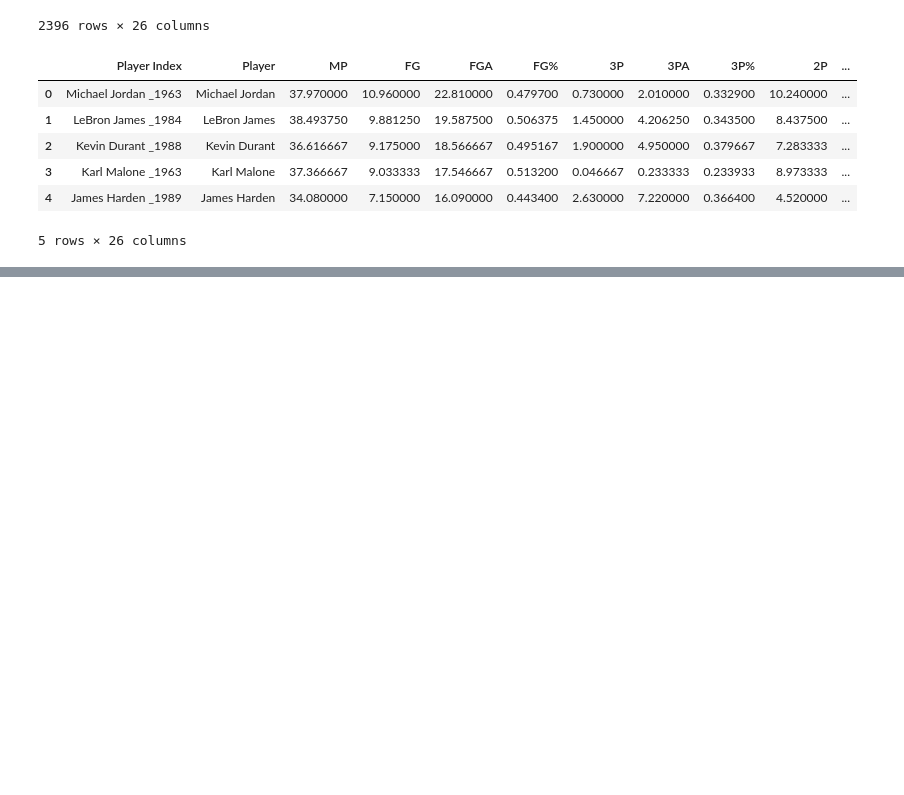
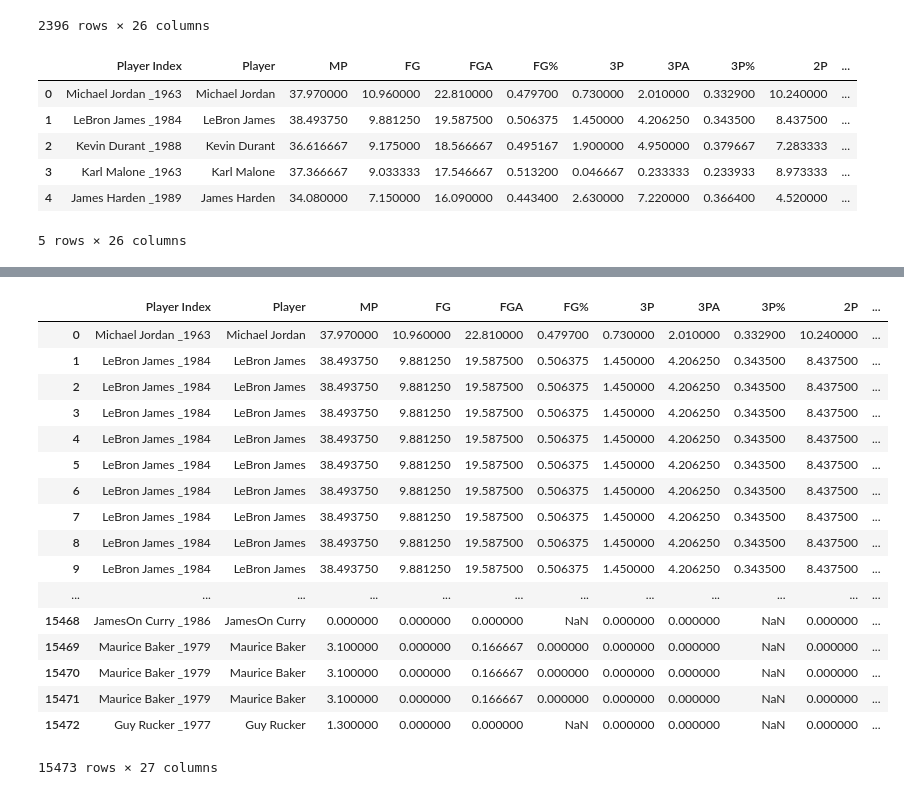
Before and after one commit to andrewfrilot/NBA_Scout, a Jupyter notebook: iPython_Notebooks/Merge.ipynb, the cells around one changed output, grey strips where cells are left out. Cells and saved outputs as stored; diff of their text form; code cells hidden in the pictures; blank space fills up the shorter version.

```diff
--- a/iPython_Notebooks/Merge.ipynb
+++ b/iPython_Notebooks/Merge.ipynb
@@ -169,0 +147,7 @@ agg_df.head()
+# %%
+#import NBA_clean
+
+NBA_df = pd.read_csv("NBA_clean.csv")
+
+
+NBA_df.columns
@@ -169,0 +160,6 @@ agg_df.head()
+# %%
+#get teams for each player
+
+player_team = NBA_df[["Player", "Tm"]]
+
+player_team.head()
@@ -169,0 +173,23 @@ agg_df.head()
+# %%
+#merge on agg_df
+
+agg_df.merge(player_team, on="Player", how= "left")
+# %% [output]
+|  | Player Index | Player | MP | FG | FGA | FG% | 3P | 3PA | 3P% | 2P | ... |
+| 0 | Michael Jordan _1963 | Michael Jordan | 37.970000 | 10.960000 | 22.810000 | 0.479700 | 0.730000 | 2.010000 | 0.332900 | 10.240000 | ... |
+| 1 | LeBron James _1984 | LeBron James | 38.493750 | 9.881250 | 19.587500 | 0.506375 | 1.450000 | 4.206250 | 0.343500 | 8.437500 | ... |
+| 2 | LeBron James _1984 | LeBron James | 38.493750 | 9.881250 | 19.587500 | 0.506375 | 1.450000 | 4.206250 | 0.343500 | 8.437500 | ... |
+| 3 | LeBron James _1984 | LeBron James | 38.493750 | 9.881250 | 19.587500 | 0.506375 | 1.450000 | 4.206250 | 0.343500 | 8.437500 | ... |
+| 4 | LeBron James _1984 | LeBron James | 38.493750 | 9.881250 | 19.587500 | 0.506375 | 1.450000 | 4.206250 | 0.343500 | 8.437500 | ... |
+| 5 | LeBron James _1984 | LeBron James | 38.493750 | 9.881250 | 19.587500 | 0.506375 | 1.450000 | 4.206250 | 0.343500 | 8.437500 | ... |
+| 6 | LeBron James _1984 | LeBron James | 38.493750 | 9.881250 | 19.587500 | 0.506375 | 1.450000 | 4.206250 | 0.343500 | 8.437500 | ... |
+| 7 | LeBron James _1984 | LeBron James | 38.493750 | 9.881250 | 19.587500 | 0.506375 | 1.450000 | 4.206250 | 0.343500 | 8.437500 | ... |
+| 8 | LeBron James _1984 | LeBron James | 38.493750 | 9.881250 | 19.587500 | 0.506375 | 1.450000 | 4.206250 | 0.343500 | 8.437500 | ... |
+| 9 | LeBron James _1984 | LeBron James | 38.493750 | 9.881250 | 19.587500 | 0.506375 | 1.450000 | 4.206250 | 0.343500 | 8.437500 | ... |
+| ... | ... | ... | ... | ... | ... | ... | ... | ... | ... | ... | ... |
+| 15468 | JamesOn Curry _1986 | JamesOn Curry | 0.000000 | 0.000000 | 0.000000 | NaN | 0.000000 | 0.000000 | NaN | 0.000000 | ... |
+| 15469 | Maurice Baker _1979 | Maurice Baker | 3.100000 | 0.000000 | 0.166667 | 0.000000 | 0.000000 | 0.000000 | NaN | 0.000000 | ... |
+| 15470 | Maurice Baker _1979 | Maurice Baker | 3.100000 | 0.000000 | 0.166667 | 0.000000 | 0.000000 | 0.000000 | NaN | 0.000000 | ... |
+| 15471 | Maurice Baker _1979 | Maurice Baker | 3.100000 | 0.000000 | 0.166667 | 0.000000 | 0.000000 | 0.000000 | NaN | 0.000000 | ... |
+| 15472 | Guy Rucker _1977 | Guy Rucker | 1.300000 | 0.000000 | 0.000000 | NaN | 0.000000 | 0.000000 | NaN | 0.000000 | ... |
+15473 rows × 27 columns
```
Also changed, not shown: parts of 4 cells of this notebook, 4 other files.
